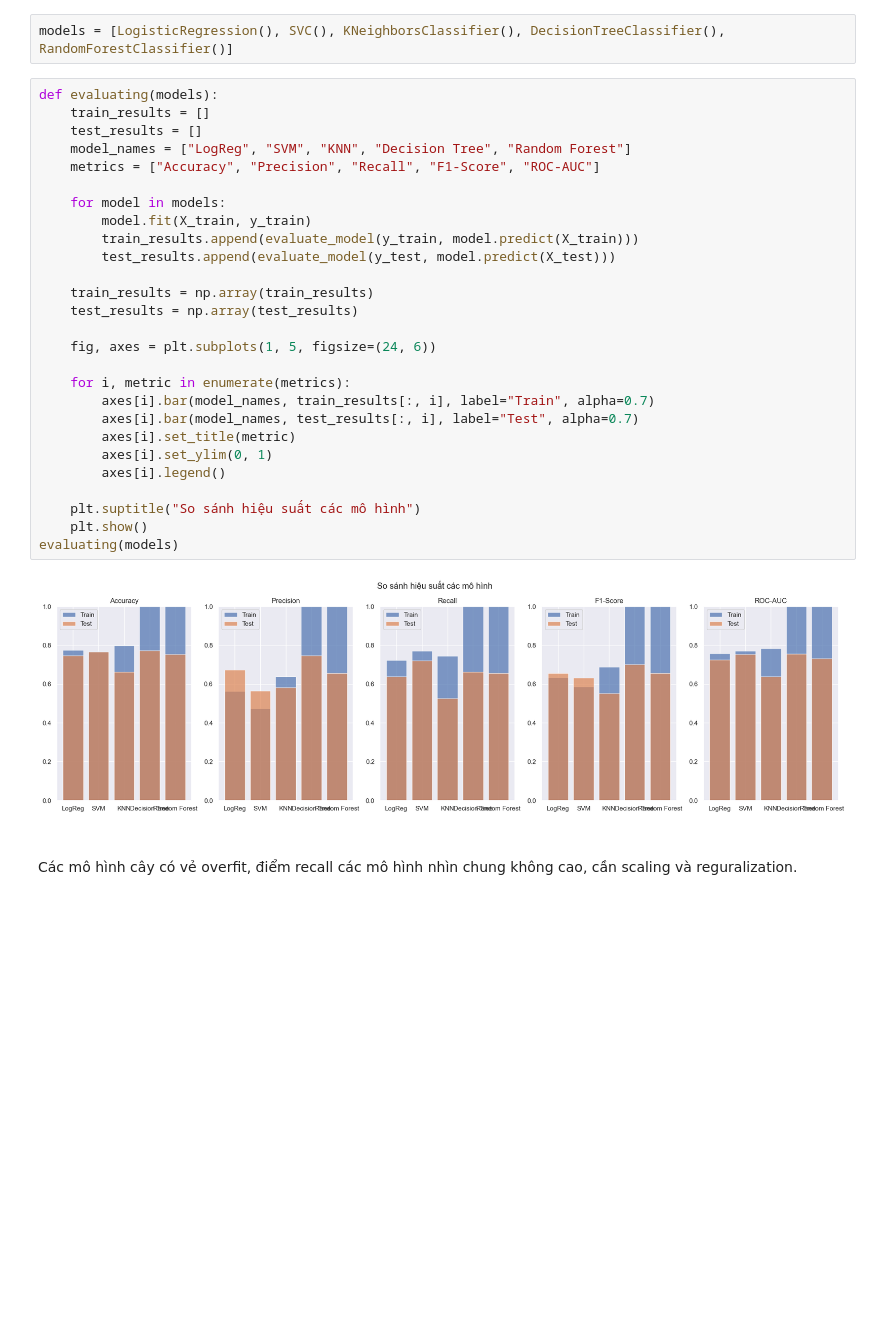
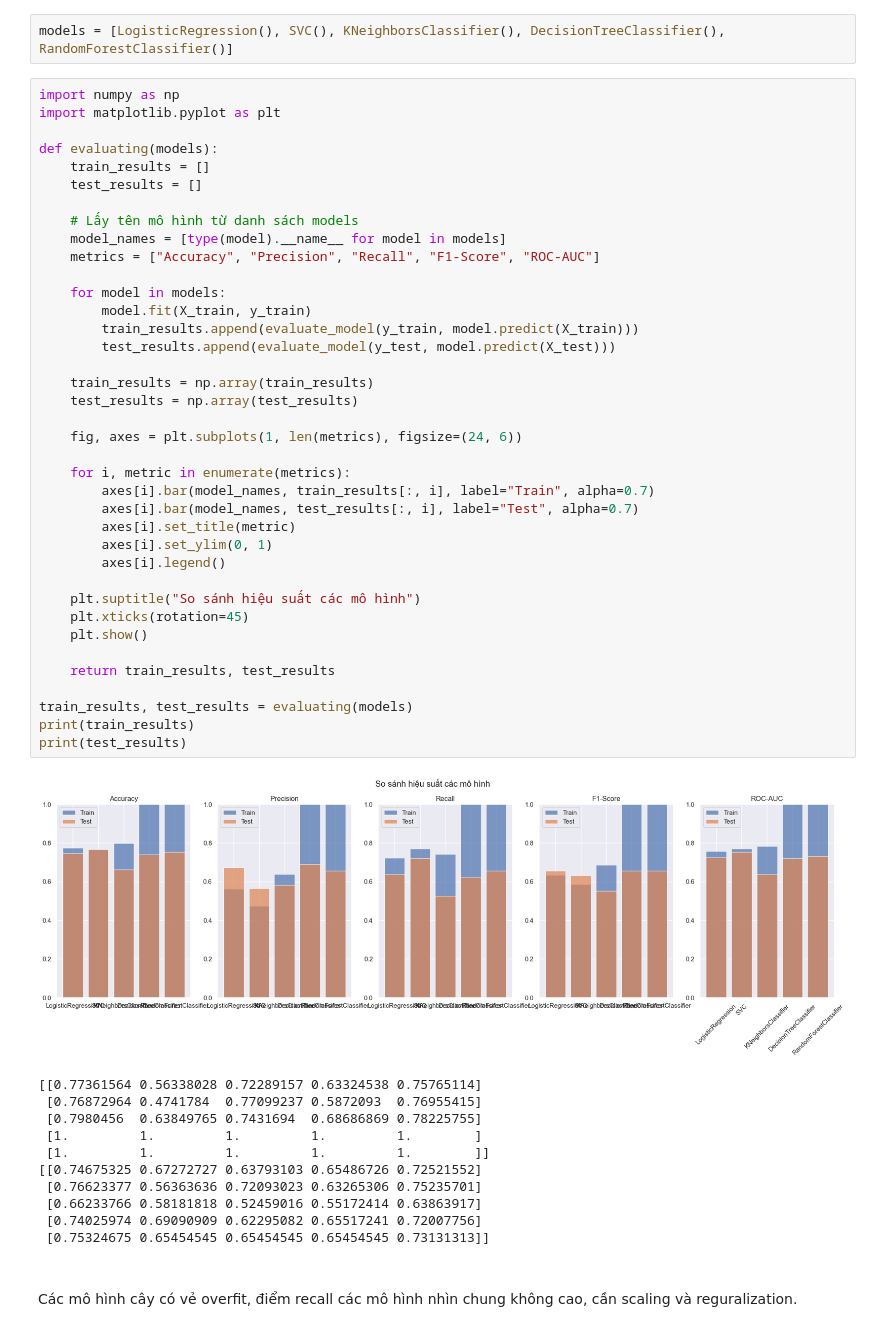
Before and after one commit to LVThuc/ML_DL_Learn, a Jupyter notebook: Classification_Metric_Report.ipynb, the cells around one changed output. Saved outputs shown, nothing was run; the diff lists cells and outputs as text; blank space fills up the shorter version.

Commit message:
update classification metric report

```diff
--- a/Classification_Metric_Report.ipynb
+++ b/Classification_Metric_Report.ipynb
@@ -91,34 +91,55 @@ def evaluate_model(Y_pred, Y_test):
 # %%
 models = [LogisticRegression(), SVC(), KNeighborsClassifier(), DecisionTreeClassifier(), RandomForestClassifier()]
 # %%
+import numpy as np
+import matplotlib.pyplot as plt
+
 def evaluating(models):
     train_results = []
     test_results = []
-    model_names = ["LogReg", "SVM", "KNN", "Decision Tree", "Random Forest"]
+
+    # Lấy tên mô hình từ danh sách models
+    model_names = [type(model).__name__ for model in models]
     metrics = ["Accuracy", "Precision", "Recall", "F1-Score", "ROC-AUC"]
 
     for model in models:
         model.fit(X_train, y_train)
         train_results.append(evaluate_model(y_train, model.predict(X_train)))
         test_results.append(evaluate_model(y_test, model.predict(X_test)))
 
     train_results = np.array(train_results)
     test_results = np.array(test_results)
 
-    fig, axes = plt.subplots(1, 5, figsize=(24, 6))
+    fig, axes = plt.subplots(1, len(metrics), figsize=(24, 6))
 
     for i, metric in enumerate(metrics):
         axes[i].bar(model_names, train_results[:, i], label="Train", alpha=0.7)
         axes[i].bar(model_names, test_results[:, i], label="Test", alpha=0.7)
         axes[i].set_title(metric)
         axes[i].set_ylim(0, 1)
         axes[i].legend()
 
     plt.suptitle("So sánh hiệu suất các mô hình")
+    plt.xticks(rotation=45)
     plt.show()
-evaluating(models)
+
+    return train_results, test_results
+
+train_results, test_results = evaluating(models)
+print(train_results)
+print(test_results)
 # %% [output]
-[figure, old version]
+[figure, new version]
+[[0.77361564 0.56338028 0.72289157 0.63324538 0.75765114]
+ [0.76872964 0.4741784  0.77099237 0.5872093  0.76955415]
+ [0.7980456  0.63849765 0.7431694  0.68686869 0.78225755]
+ [1.         1.         1.         1.         1.        ]
+ [1.         1.         1.         1.         1.        ]]
+[[0.74675325 0.67272727 0.63793103 0.65486726 0.72521552]
+ [0.76623377 0.56363636 0.72093023 0.63265306 0.75235701]
+ [0.66233766 0.58181818 0.52459016 0.55172414 0.63863917]
+ [0.74025974 0.69090909 0.62295082 0.65517241 0.72007756]
+ [0.75324675 0.65454545 0.65454545 0.65454545 0.73131313]]
 # %% [markdown]
 ###
 Các mô hình cây có vẻ overfit, điểm recall các mô hình nhìn chung không cao, cần scaling và reguralization.
```
Also changed, not shown: parts of 5 cells of this notebook, 3 other files.
